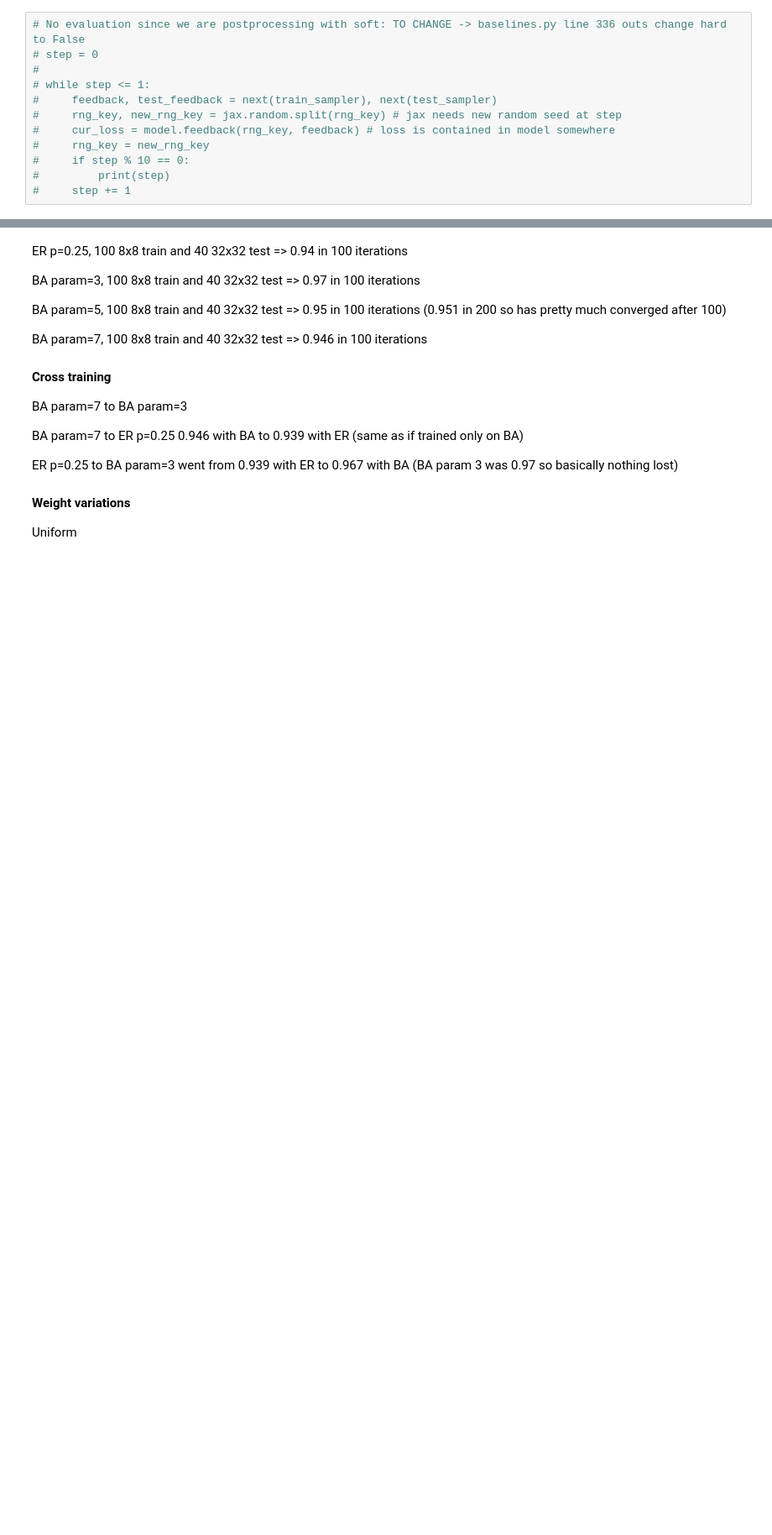
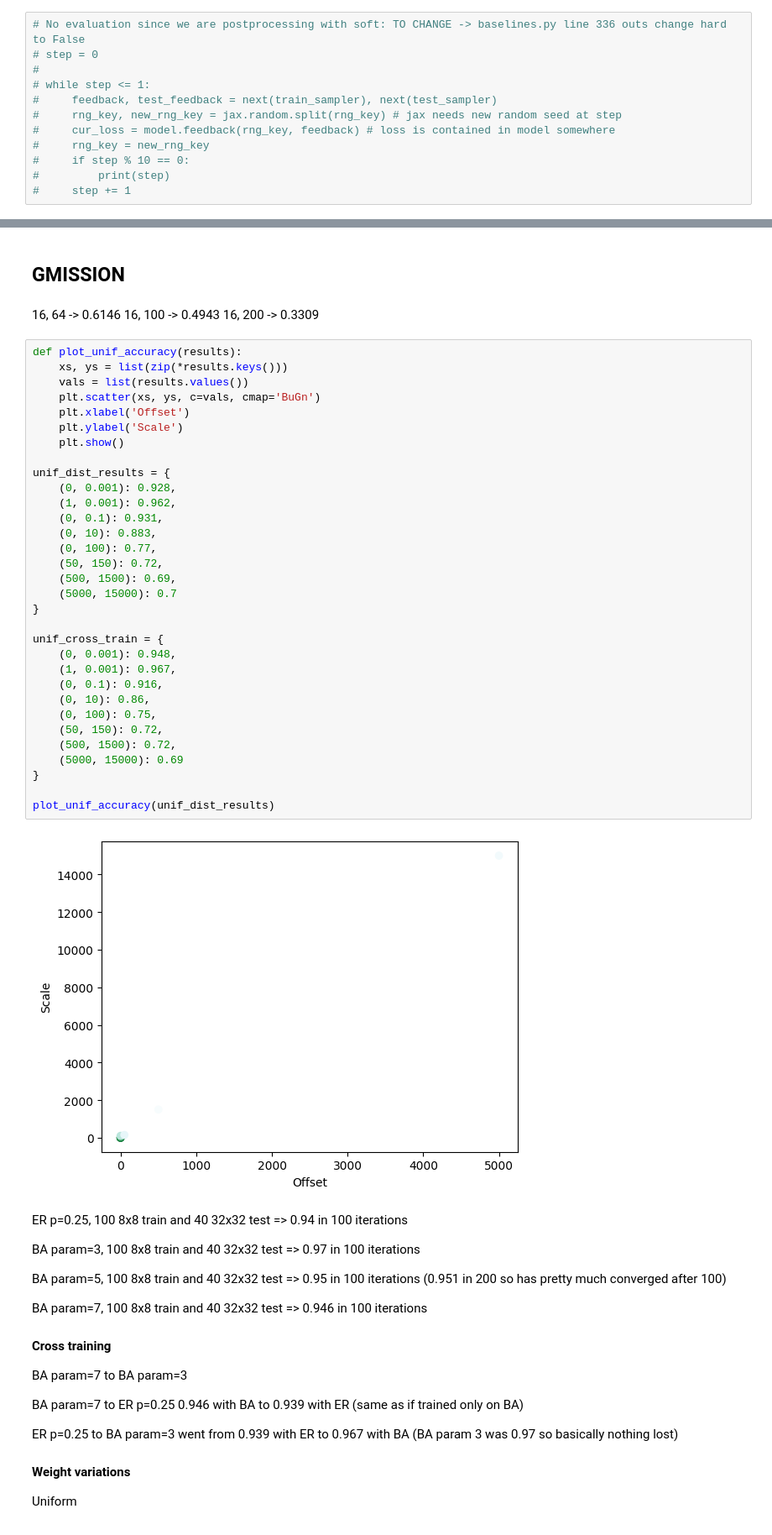
Before and after one commit to anders-wikum/clrs, a Jupyter notebook: notebooks/Min_Sum_CLRS_Playground.ipynb, the cells around one changed output, grey strips where cells are left out. Shown at 84% size. Drawn from its saved outputs; the diff is of its cells as text; blank space fills up the shorter version.

```diff
--- a/notebooks/Min_Sum_CLRS_Playground.ipynb
+++ b/notebooks/Min_Sum_CLRS_Playground.ipynb
@@ -249,3 +444,43 @@ WARNING:root:Requests made without an app_token will be subject to strict thrott
+# %% [markdown]
+## GMISSION
+# %% [markdown]
+16, 64 -> 0.6146
+16, 100 -> 0.4943
+16, 200 -> 0.3309
+# %%
+def plot_unif_accuracy(results):
+    xs, ys = list(zip(*results.keys()))
+    vals = list(results.values())
+    plt.scatter(xs, ys, c=vals, cmap='BuGn')
+    plt.xlabel('Offset')
+    plt.ylabel('Scale')
+    plt.show()
+
+unif_dist_results = {
+    (0, 0.001): 0.928,
+    (1, 0.001): 0.962,
+    (0, 0.1): 0.931,
+    (0, 10): 0.883,
+    (0, 100): 0.77,
+    (50, 150): 0.72,
+    (500, 1500): 0.69,
+    (5000, 15000): 0.7
+}
+
+unif_cross_train = {
+    (0, 0.001): 0.948,
+    (1, 0.001): 0.967,
+    (0, 0.1): 0.916,
+    (0, 10): 0.86,
+    (0, 100): 0.75,
+    (50, 150): 0.72,
+    (500, 1500): 0.72,
+    (5000, 15000): 0.69
+}
+
+plot_unif_accuracy(unif_dist_results)
+# %% [output]
+[figure, added]
 # %% [markdown]
 ER p=0.25, 100 8x8 train and 40 32x32 test => 0.94 in 100 iterations
 
```
Also changed, not shown: parts of 14 cells of this notebook, 2 other files.
